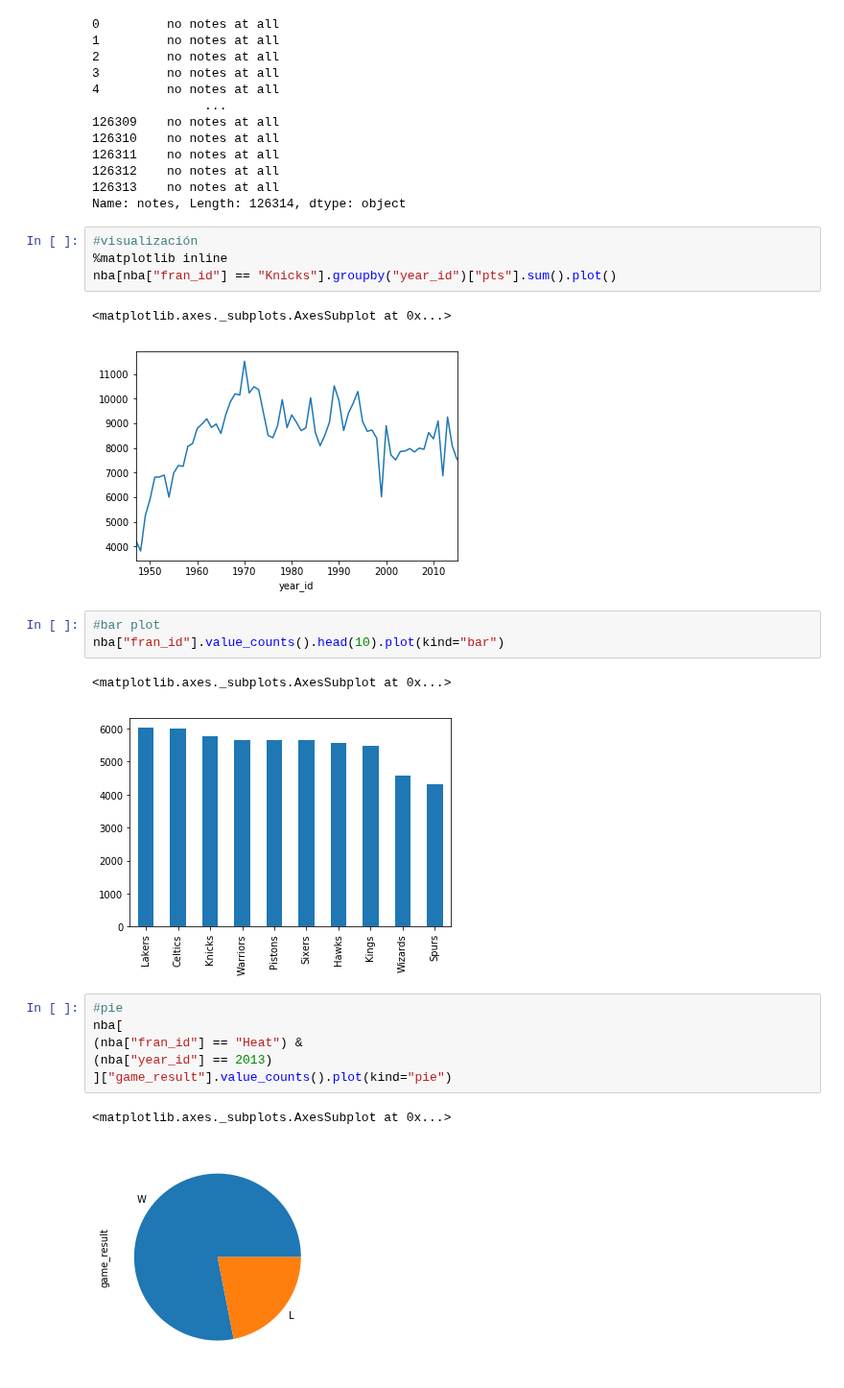
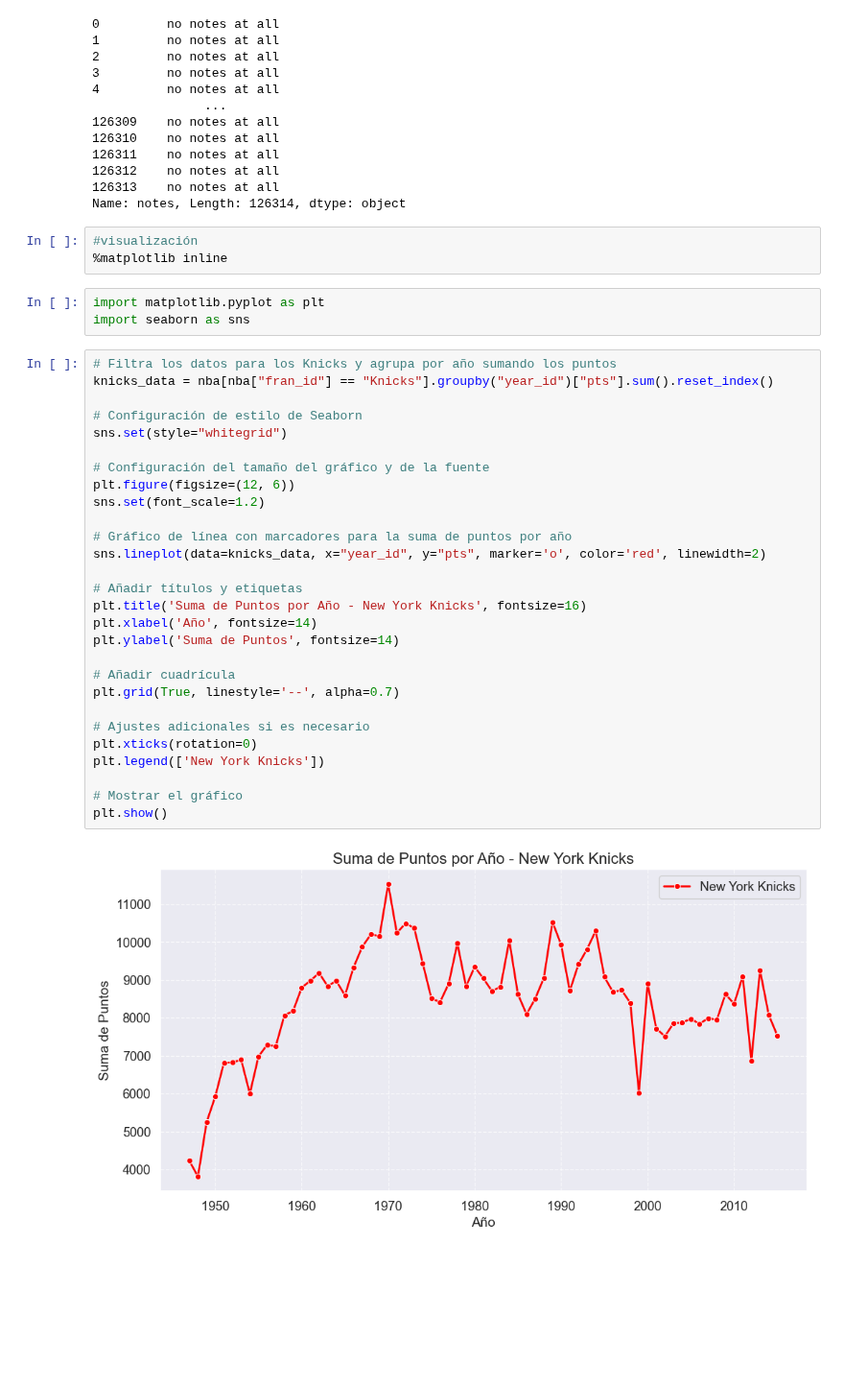
Before and after one commit to jorgeav527/py-fundamentals-ds, a Jupyter notebook: capitulo-4/Lab6_Exploracion.ipynb, the cells around one changed output. Shown at 96% size. Cells and saved outputs as stored; diff of their text form; blank space fills up the shorter version.

```diff
--- a/capitulo-4/Lab6_Exploracion.ipynb
+++ b/capitulo-4/Lab6_Exploracion.ipynb
@@ -369,22 +369,36 @@ Name: notes, Length: 126314, dtype: object
 # %%
 #visualización
 %matplotlib inline
-nba[nba["fran_id"] == "Knicks"].groupby("year_id")["pts"].sum().plot()
-# %% [output]
-<matplotlib.axes._subplots.AxesSubplot at 0x...>
-[figure, removed]
-# %%
-#bar plot
-nba["fran_id"].value_counts().head(10).plot(kind="bar")
-# %% [output]
-<matplotlib.axes._subplots.AxesSubplot at 0x...>
-[figure, removed]
-# %%
-#pie
-nba[
-(nba["fran_id"] == "Heat") &
-(nba["year_id"] == 2013)
-]["game_result"].value_counts().plot(kind="pie")
-# %% [output]
-<matplotlib.axes._subplots.AxesSubplot at 0x...>
-[figure, removed]
+# %%
+import matplotlib.pyplot as plt
+import seaborn as sns
+# %%
+# Filtra los datos para los Knicks y agrupa por año sumando los puntos
+knicks_data = nba[nba["fran_id"] == "Knicks"].groupby("year_id")["pts"].sum().reset_index()
+
+# Configuración de estilo de Seaborn
+sns.set(style="whitegrid")
+
+# Configuración del tamaño del gráfico y de la fuente
+plt.figure(figsize=(12, 6))
+sns.set(font_scale=1.2)
+
+# Gráfico de línea con marcadores para la suma de puntos por año
+sns.lineplot(data=knicks_data, x="year_id", y="pts", marker='o', color='red', linewidth=2)
+
+# Añadir títulos y etiquetas
+plt.title('Suma de Puntos por Año - New York Knicks', fontsize=16)
+plt.xlabel('Año', fontsize=14)
+plt.ylabel('Suma de Puntos', fontsize=14)
+
+# Añadir cuadrícula
+plt.grid(True, linestyle='--', alpha=0.7)
+
+# Ajustes adicionales si es necesario
+plt.xticks(rotation=0)
+plt.legend(['New York Knicks'])
+
+# Mostrar el gráfico
+plt.show()
+# %% [output]
+[figure, added]
```
Also changed, not shown: parts of 10 cells of this notebook, 1 other file.
